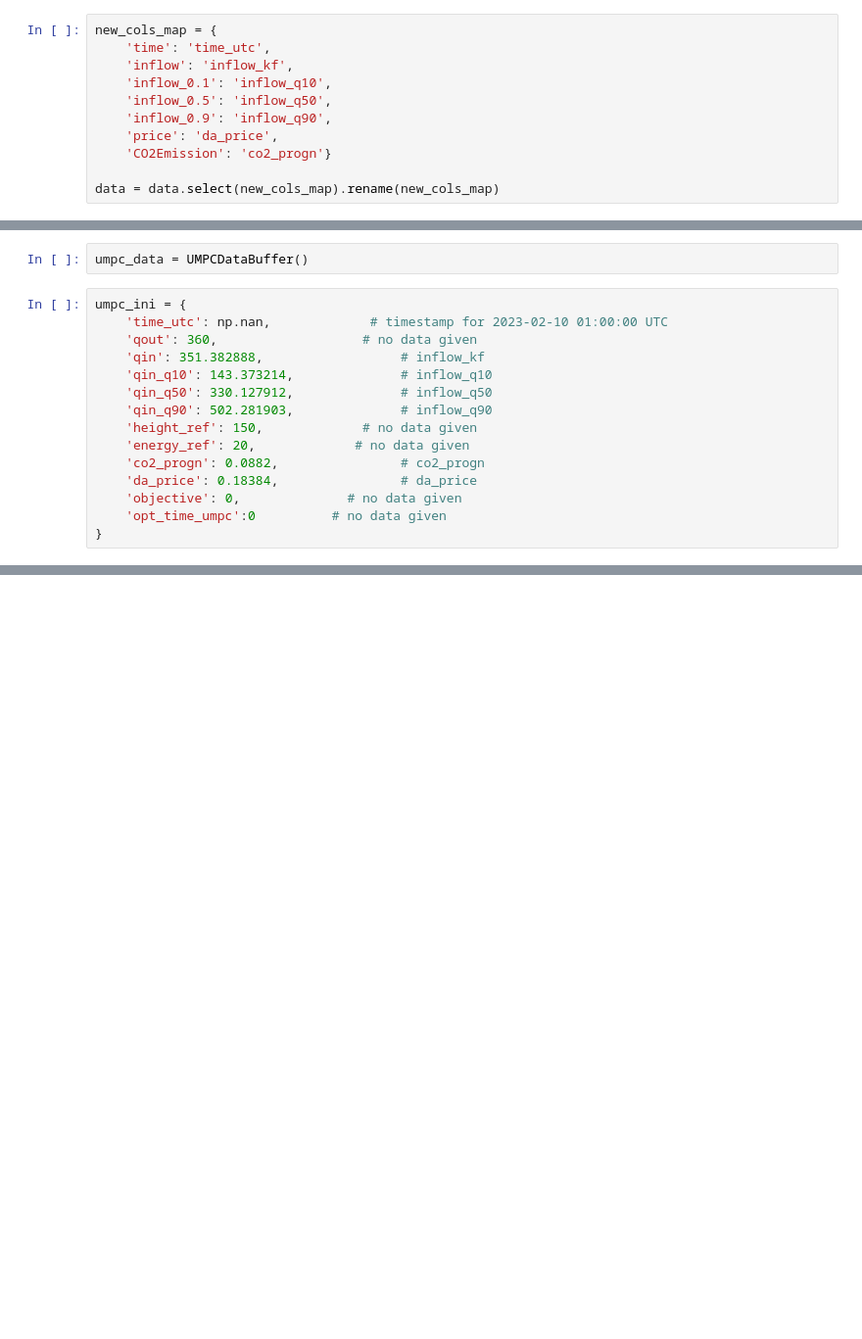
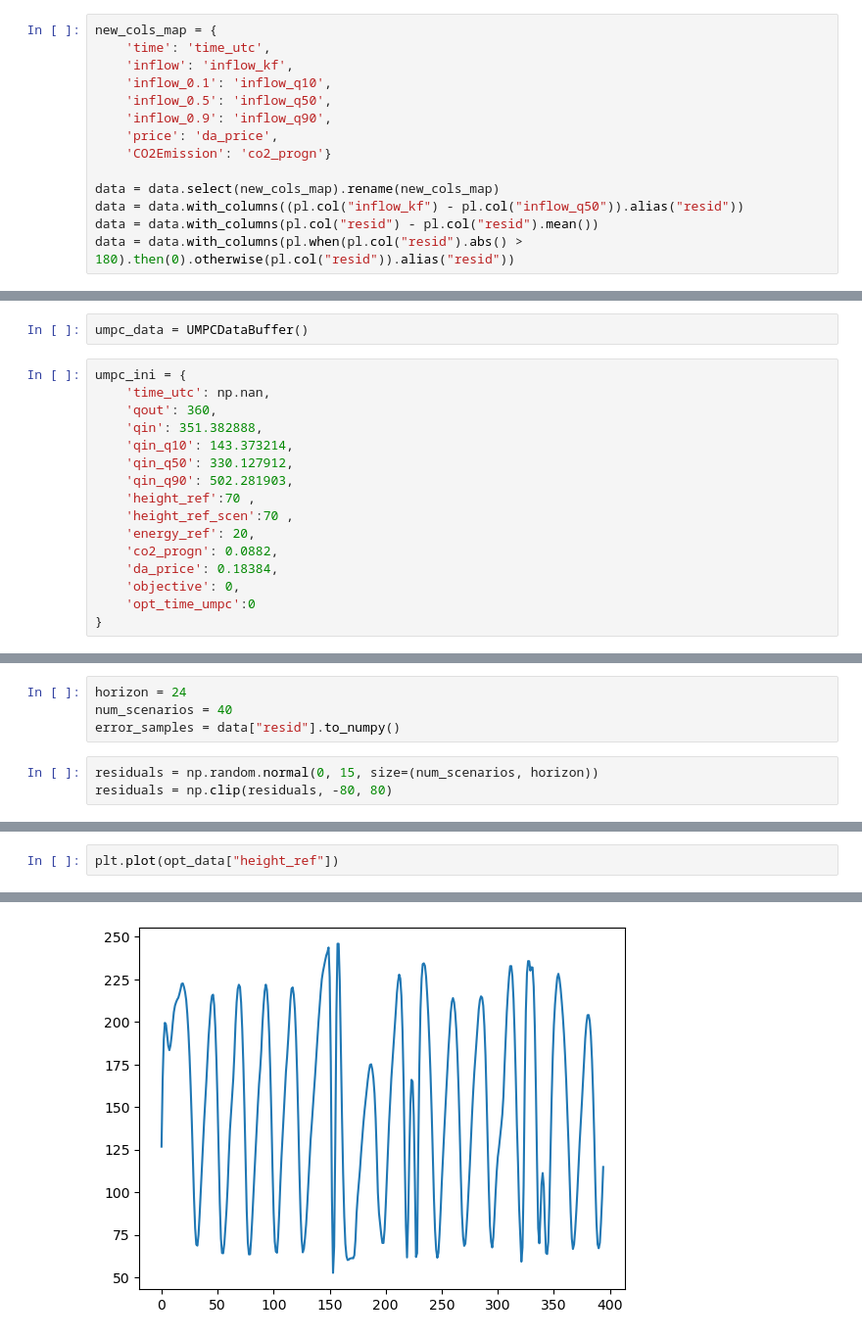
Before and after one commit to qtt-alessandro/mbs_flexibility_mpc_rev_v1, a Jupyter notebook: mpc/dro/upper_mpc_dro.ipynb, the cells around one changed output, grey strips where cells are left out. Shown at 98% size. Drawn from its saved outputs; the diff is of its cells as text; blank space fills up the shorter version.

```diff
--- a/mpc/dro/upper_mpc_dro.ipynb
+++ b/mpc/dro/upper_mpc_dro.ipynb
@@ -63,3 +61,6 @@ new_cols_map = {
     'CO2Emission': 'co2_progn'}
 
 data = data.select(new_cols_map).rename(new_cols_map)
+data = data.with_columns((pl.col("inflow_kf") - pl.col("inflow_q50")).alias("resid"))
+data = data.with_columns(pl.col("resid") - pl.col("resid").mean())
+data = data.with_columns(pl.when(pl.col("resid").abs() > 180).then(0).otherwise(pl.col("resid")).alias("resid"))
@@ -70,16 +75,17 @@ with open('../input_data/lower_mpc_coefficients.json', 'r') as json_file:
 umpc_data = UMPCDataBuffer()
 # %%
 umpc_ini = {
-    'time_utc': np.nan,             # timestamp for 2023-02-10 01:00:00 UTC
-    'qout': 360,                   # no data given
-    'qin': 351.382888,                  # inflow_kf
-    'qin_q10': 143.373214,              # inflow_q10
-    'qin_q50': 330.127912,              # inflow_q50
-    'qin_q90': 502.281903,              # inflow_q90
-    'height_ref': 150,             # no data given
-    'energy_ref': 20,             # no data given
-    'co2_progn': 0.0882,                # co2_progn
-    'da_price': 0.18384,                # da_price
-    'objective': 0,              # no data given
-    'opt_time_umpc':0          # no data given
+    'time_utc': np.nan,
+    'qout': 360,
+    'qin': 351.382888,
+    'qin_q10': 143.373214,
+    'qin_q50': 330.127912,
+    'qin_q90': 502.281903,
+    'height_ref':70 ,
+    'height_ref_scen':70 ,
+    'energy_ref': 20,
+    'co2_progn': 0.0882,
+    'da_price': 0.18384,
+    'objective': 0,
+    'opt_time_umpc':0
 }
@@ -192,0 +92,7 @@ shape: (22, 12)
+# %%
+horizon = 24
+num_scenarios = 40
+error_samples = data["resid"].to_numpy()
+# %%
+residuals = np.random.normal(0, 15, size=(num_scenarios, horizon))
+residuals = np.clip(residuals, -80, 80)
@@ -192,0 +180,3 @@ shape: (22, 12)
+# %%
+plt.plot(opt_data["height_ref"])
+# %% [output]
@@ -192,0 +184 @@ shape: (22, 12)
+[figure, added]
```
Also changed, not shown: parts of 7 cells of this notebook, 7 other files.
